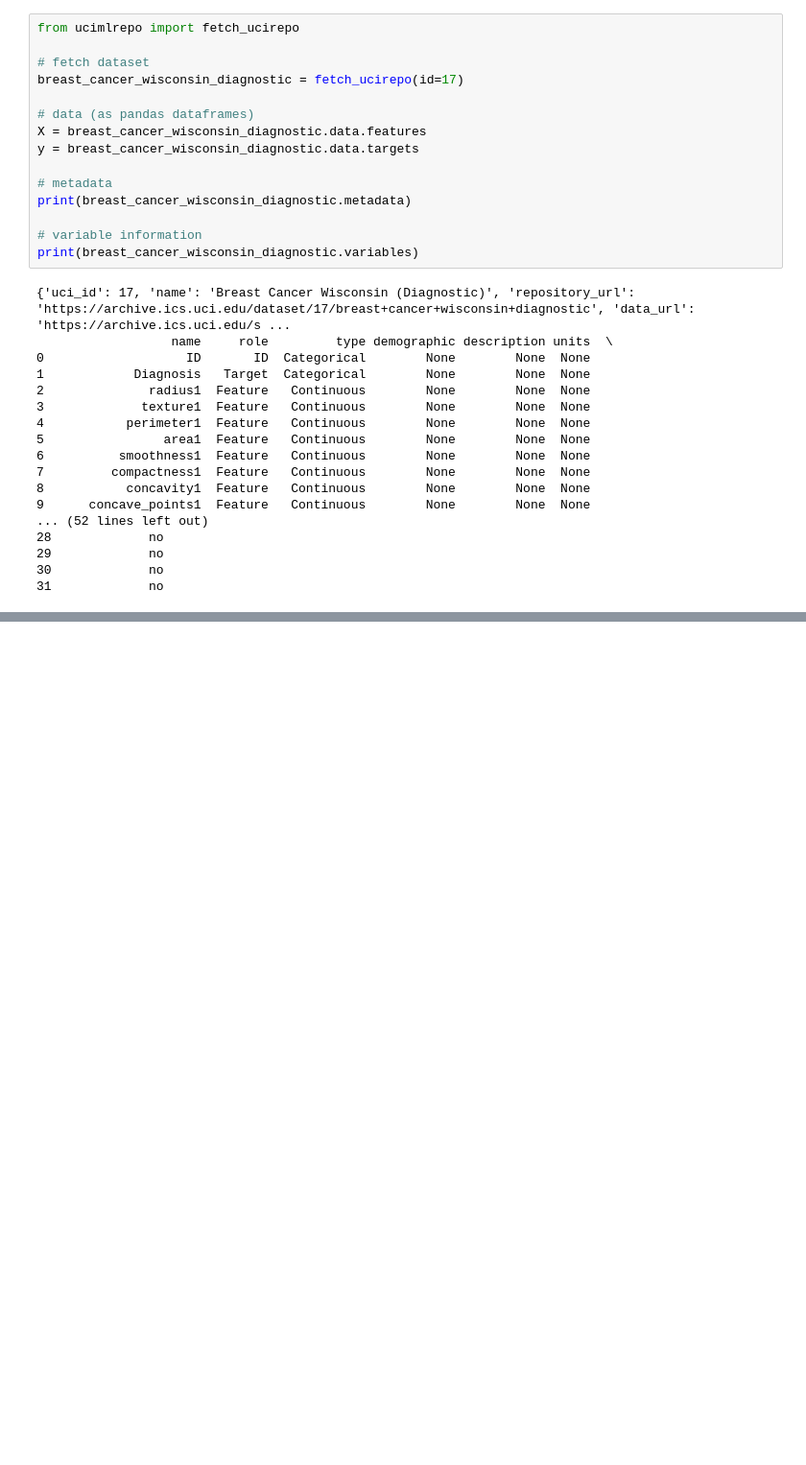
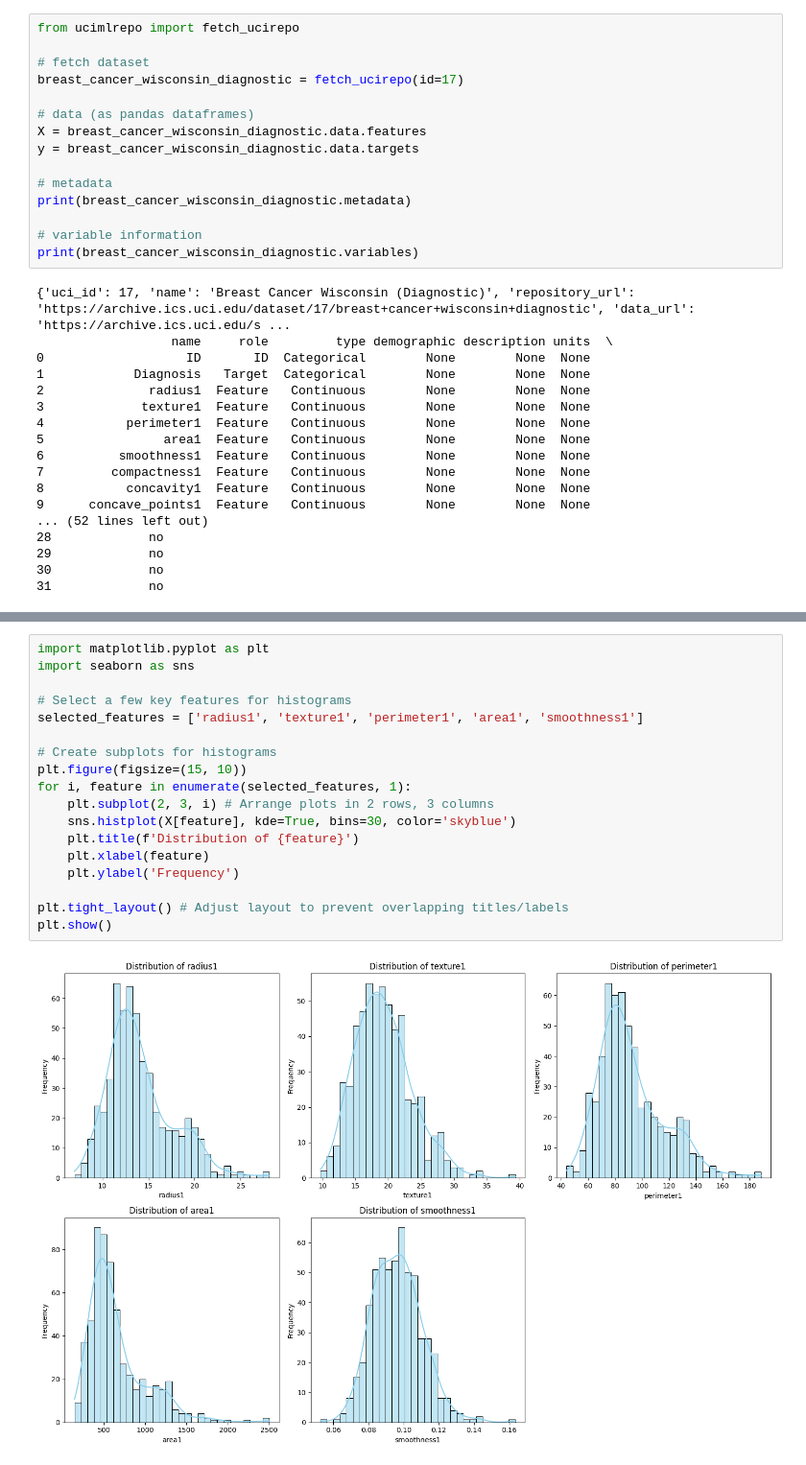
Before and after one commit to kalkoulim/DS, a Jupyter notebook: kalkoulimounia.ipynb, the cells around one changed output, grey strips where cells are left out. Shown at 96% size. Drawn from its saved outputs; the diff is of its cells as text; blank space fills up the shorter version.

```diff
--- a/kalkoulimounia.ipynb
+++ b/kalkoulimounia.ipynb
@@ -52,0 +107,20 @@ print(breast_cancer_wisconsin_diagnostic.variables)
+# %%
+import matplotlib.pyplot as plt
+import seaborn as sns
+
+# Select a few key features for histograms
+selected_features = ['radius1', 'texture1', 'perimeter1', 'area1', 'smoothness1']
+
+# Create subplots for histograms
+plt.figure(figsize=(15, 10))
+for i, feature in enumerate(selected_features, 1):
+    plt.subplot(2, 3, i) # Arrange plots in 2 rows, 3 columns
+    sns.histplot(X[feature], kde=True, bins=30, color='skyblue')
+    plt.title(f'Distribution of {feature}')
+    plt.xlabel(feature)
+    plt.ylabel('Frequency')
+
+plt.tight_layout() # Adjust layout to prevent overlapping titles/labels
+plt.show()
+# %% [output]
+[figure, added]
```
Also changed, not shown: parts of 7 cells of this notebook.
